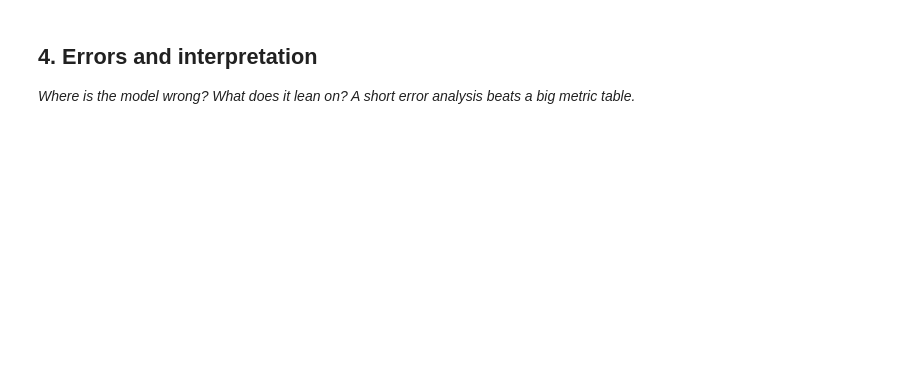
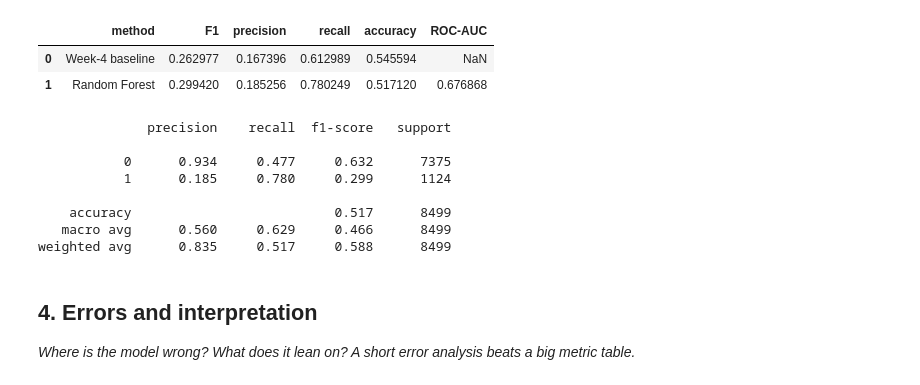
Before and after one commit to 2k24csaiml1e2411265-wq/ML_starter_FlyrankAI, a Jupyter notebook: work/notebooks/w05_model.ipynb, the cells around one changed output. Saved outputs shown, nothing was run; the diff lists cells and outputs as text; code cells hidden in the pictures; blank space fills up the shorter version.

```diff
--- a/work/notebooks/w05_model.ipynb
+++ b/work/notebooks/w05_model.ipynb
@@ -30,3 +84,22 @@ This skeleton is yours to fill. Work the sections **in order** — each one has
+# %%
+X_train=train[feature_cols]; X_test=test[feature_cols]; y_train=train['is_declining']
+rf=Pipeline([('imputer',SimpleImputer(strategy='median')),('model',RandomForestClassifier(n_estimators=250,max_depth=8,min_samples_leaf=5,class_weight='balanced',random_state=42,n_jobs=-1))])
+rf.fit(X_train,y_train); model_pred=rf.predict(X_test); model_prob=rf.predict_proba(X_test)[:,1]
+results=pd.DataFrame([row('Week-4 baseline',y_test,baseline_pred),row('Random Forest',y_test,model_pred)])
+results['ROC-AUC']=[np.nan,roc_auc_score(y_test,model_prob)]
+display(results); print(classification_report(y_test,model_pred,digits=3,zero_division=0))
+# %% [output]
+|  | method | F1 | precision | recall | accuracy | ROC-AUC |
+| 0 | Week-4 baseline | 0.262977 | 0.167396 | 0.612989 | 0.545594 | NaN |
+| 1 | Random Forest | 0.299420 | 0.185256 | 0.780249 | 0.517120 | 0.676868 |
+              precision    recall  f1-score   support
+
+           0      0.934     0.477     0.632      7375
+           1      0.185     0.780     0.299      1124
+
+    accuracy                          0.517      8499
+   macro avg      0.560     0.629     0.466      8499
+weighted avg      0.835     0.517     0.588      8499
 # %% [markdown]
 ## 4. Errors and interpretation
 
```
Also changed, not shown: parts of 18 cells of this notebook.
